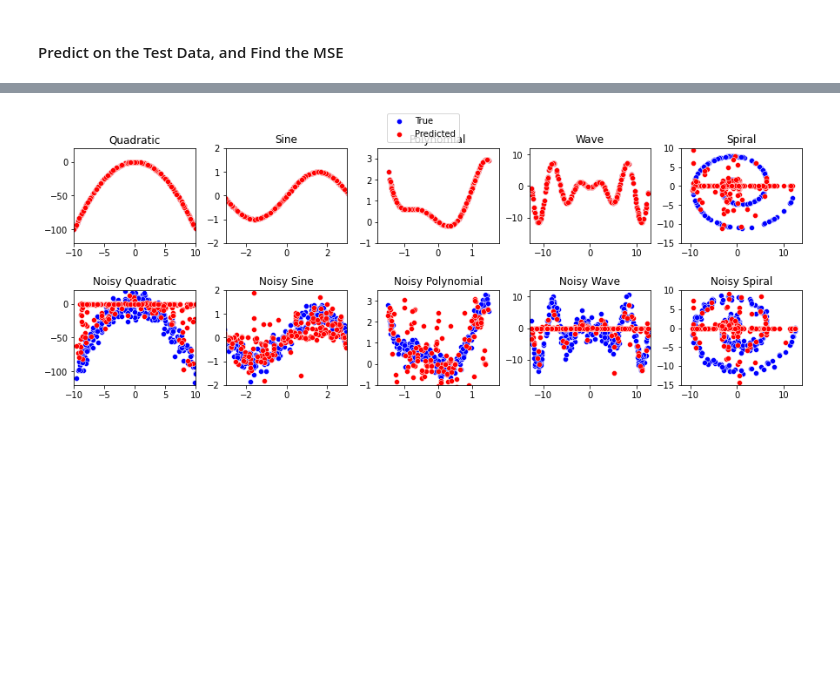
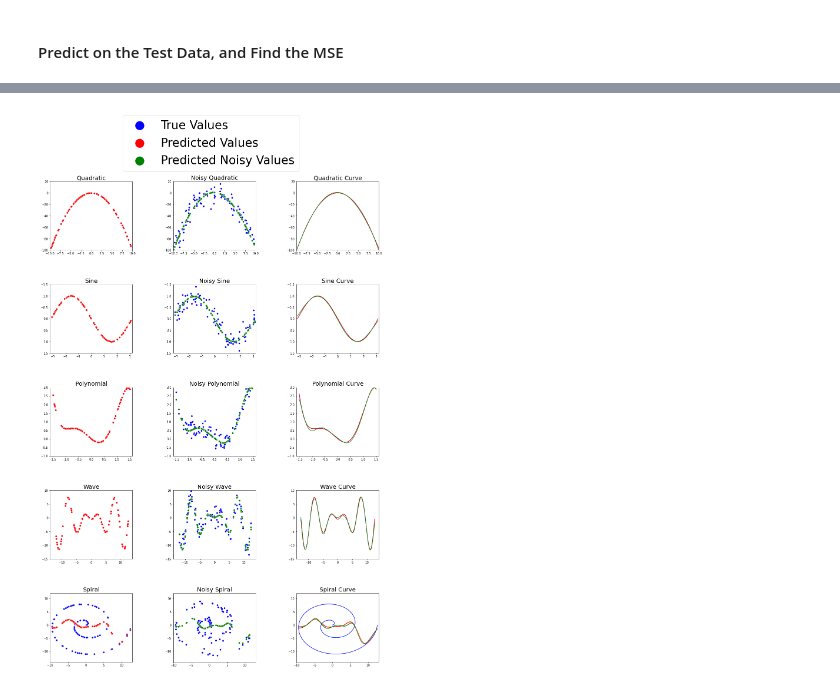
Before and after one commit to COGS118A/Group041-Sp22, a Jupyter notebook: model_training.ipynb, the cells around one changed output, grey strips where cells are left out. Cells and saved outputs as stored; diff of their text form; code cells hidden in the pictures; blank space fills up the shorter version.

Commit message:
Graphing Update
The graphs now include a display of the different predicted curves, to give you a better sense of how your model is predicting.

```diff
--- a/model_training.ipynb
+++ b/model_training.ipynb
@@ -29,7 +32,7 @@ from sklearn.metrics import mean_squared_error
 dataset_size = 500
 
 # The test set percentages
-test_size = 0.5
+test_size = 0.2
 # %% [markdown]
 #### Generate a Quadratic Distribution
 # %%
@@ -214,19 +223,23 @@ y_noisy_test_list = [quad_y_noisy_test, sin_y_noisy_test, poly_y_noisy_test, wav
 #### Train on Each Dataset
 # %%
 # Create an RBF kernel
-kernel = 1 * RBF(length_scale=1.0, length_scale_bounds=(1e-2, 1e2))
+kernel = 1 * ExpSineSquared() + WhiteKernel()
 
 # Create a model for each distribution
 models = [GaussianProcessRegressor(kernel=kernel, n_restarts_optimizer=9) for i in range(10)]
 
+# Create a Pipeline for each model
+pipes = [make_pipeline(StandardScaler(), model) for model in models]
+
 # Fit the models to the data
 for i, model in enumerate(models):
 
-    # Fit all raw distributions
-    if i < 5: model.fit(X_train_list[i].reshape(-1, 1), y_train_list[i])
+    # Find the dataset to use
+    if i < 5: data_X, data_y = X_train_list[i].reshape(-1, 1), y_train_list[i]
+    else: data_X, data_y = X_noisy_train_list[i-5].reshape(-1, 1), y_noisy_train_list[i-5]
 
-    # Fit all noisy distributions
-    else: model.fit(X_noisy_train_list[i-5].reshape(-1, 1), y_noisy_train_list[i-5])
+    # Fit the data
+    pipes[i].fit(data_X, data_y)
 # %% [output]
 ABNORMAL_TERMINATION_IN_LNSRCH.
 
@@ -273,35 +295,56 @@ fig, ax = plt.subplots()
 fig.patch.set_visible(False)
 ax.axis('off')
 ax.axis('tight')
-table = ax.table(cellText=np.flip(np.rot90(np.array([distribution_list, model_errors[0:5], model_errors[5:],
-                                                     model_errors[5:] - model_errors[0:5]])), 0),
-                 colLabels=['Distribution', 'Error', 'Noisy Error', 'Difference'], loc='center', cellLoc='left')
+table = ax.table(cellText=np.flip(np.rot90(np.array([distribution_list, model_errors[0:5],
+                                                     model_errors[5:10], model_errors[5:10] - model_errors[0:5]])), 0),
+                 colLabels=['Distribution', 'Test Error', 'Noisy Test Error', 'Error Difference'], loc='center', cellLoc='left')
 table.auto_set_font_size(False)
-table.set_fontsize(15)
+table.set_fontsize(20)
+fig.set_size_inches(18.5, 10.5)
 fig.tight_layout()
-fig.set_size_inches(18.5, 10.5)
 plt.show()
 
 # Plot the model's predictions
-fig, axes = plt.subplots(2, 5, figsize=(15,5), gridspec_kw={'wspace': 0.25, 'hspace': 0.5})
-for i, axis in enumerate(axes.flatten()):
+fig, axes = plt.subplots(5, 3, figsize=(20,30), gridspec_kw={'wspace': 0.5, 'hspace': 0.5})
+for i, axis in enumerate(np.flip(np.rot90(axes), axis=0).flatten()):
 
-    # Set the title
-    axis.set_title(('Noisy ' if i >= 5 else '') + distribution_list[i % 5])
+    # Display the distribution name and markings
+    if i < 5: title = distribution_list[i % 5]
+    elif i < 10: title = 'Noisy ' + distribution_list[i % 5]
+    else: title = distribution_list[i % 5] + ' Curve'
+    axis.set_title(title, fontsize=20)
 
-    # Plot the true values
-    sns.scatterplot(x=X_test_list[i] if i < 5 else X_noisy_test_list[i-5],
-                y=y_test_list[i] if i < 5 else y_noisy_test_list[i-5],
-                ax=axis, color='blue')
+    # Find the values to plot
+    if i < 5: data_X = X_test_list[i]
+    elif i < 10: data_X = X_noisy_test_list[i-5]
+    else: data_X = X_true_list[i % 5]
+
+    if i < 5: data_y = y_test_list[i]
+    elif i < 10: data_y = y_noisy_test_list[i-5]
+    else: data_y = y_true_list[i % 5]
+
+    # Find the color of the predicted values
+    if i < 5: color = 'red'
+    else: color = 'green'
+
+    # Plot the test values
+    if i < 10: sns.scatterplot(x=data_X, y=data_y, ax=axis, color='blue')
+    else: sns.lineplot(x=data_X, y=data_y, ax=axis, color='blue', sort=False)
 
     # Plot the predicted values
-    sns.scatterplot(x=X_test_list[i] if i < 5 else X_noisy_test_list[i-5],
-                    y=model_predictions[i],
-                    ax=axis, color='red')
+    if i < 10: sns.scatterplot(x=data_X, y=model_predictions[i], ax=axis, color=color)
+    else:
+        sns.lineplot(x=data_X, y=model_predictions[i], ax=axis, color='red', sort=False)
+        sns.lineplot(x=data_X, y=model_predictions[i+5], ax=axis, color='green', sort=False)
 
-    # Set the plot size
-    axis.set_xlim(graph_bounds[0][i % 5])
-    axis.set_ylim(graph_bounds[1][i % 5])
-fig.legend(labels=['True', 'Predicted'], loc='upper center')
+    # Set the plot limits
+    axis.set_xlim(plot_bounds[0][i % 5])
+    axis.set_ylim(plot_bounds[1][i % 5])
+
+leg = fig.legend(labels=['True Values', 'Predicted Values', 'Predicted Noisy Values'],
+                 markerscale=5,loc='upper center', prop={'size': 40})
+leg.legendHandles[0].set_color('blue')
+leg.legendHandles[1].set_color('red')
+leg.legendHandles[2].set_color('green')
 plt.show()
 # %% [output]
@@ -309 +352 @@ plt.show()
-[figure, old version]
+[figure, new version]
```
Also changed, not shown: parts of 12 cells of this notebook.
